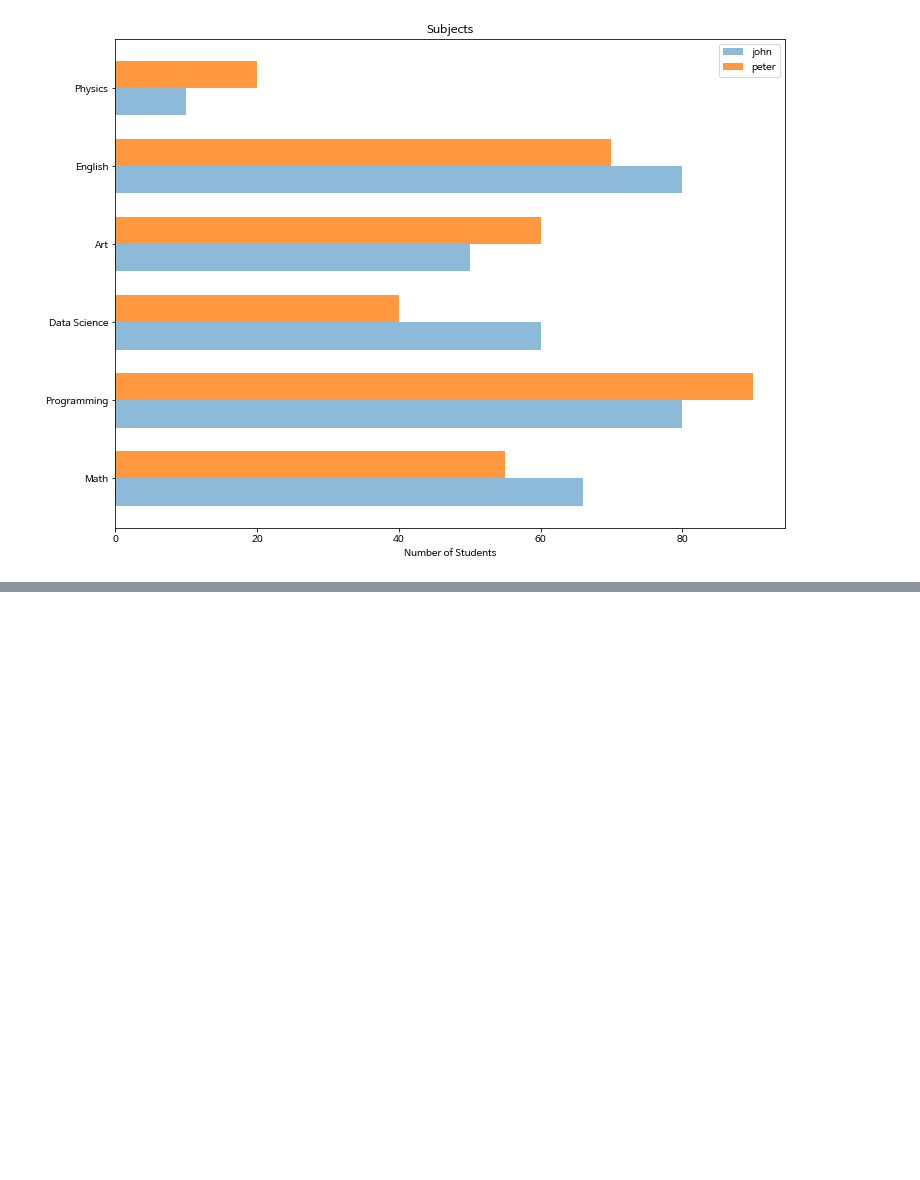
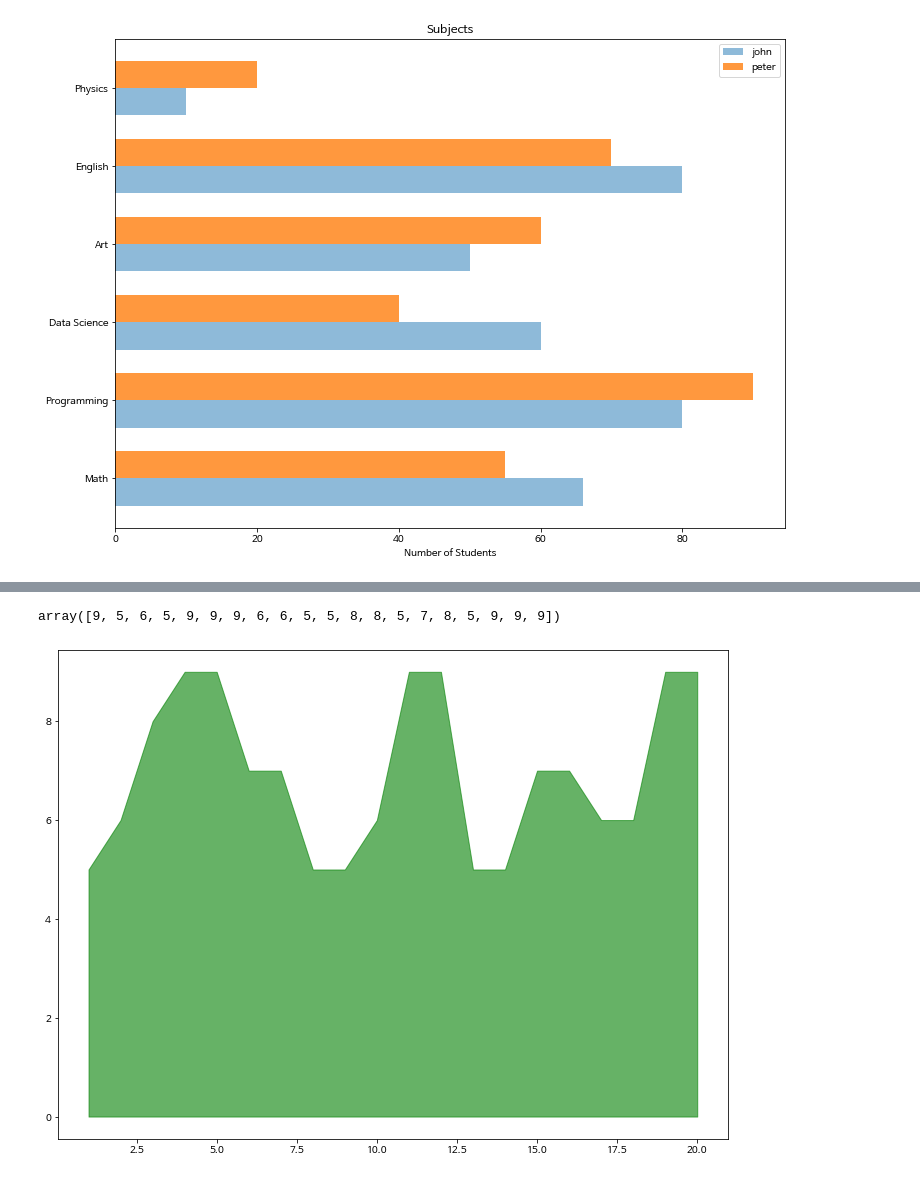
Before and after one commit to mazdah/colab_practice, a Jupyter notebook: 패스트캠퍼스_직장인을_위한_파이썬_데이터분석5.ipynb, the cells around one changed output, grey strips where cells are left out. Saved outputs shown, nothing was run; the diff lists cells and outputs as text; code cells hidden in the pictures; blank space fills up the shorter version.

```diff
--- a/패스트캠퍼스_직장인을_위한_파이썬_데이터분석5.ipynb
+++ b/패스트캠퍼스_직장인을_위한_파이썬_데이터분석5.ipynb
@@ -511,0 +573,13 @@ plt.show()
+# %%
+y = np.random.randint(low=5, high=10, size=20)
+y
+# %% [output]
+array([9, 5, 6, 5, 9, 9, 9, 6, 6, 5, 5, 8, 8, 5, 7, 8, 5, 9, 9, 9])
+# %%
+x = np.arange(1, 21)
+y = np.random.randint(low=5, high=10, size=20)
+
+plt.fill_between(x, y, color='green', alpha=0.6)
+plt.show()
+# %% [output]
+[figure, added]
```
Also changed, not shown: parts of 8 cells of this notebook.
